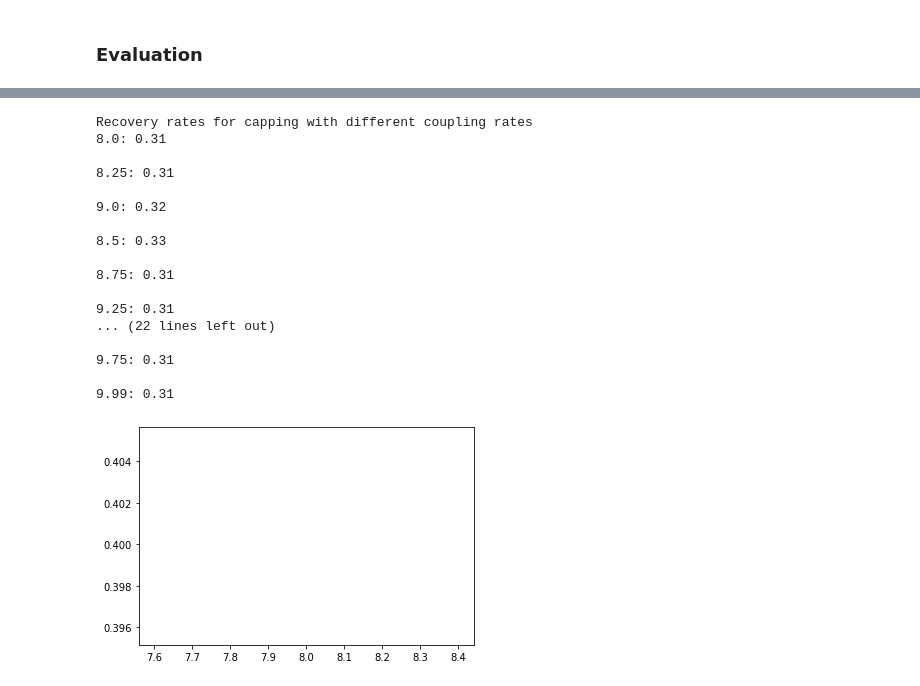
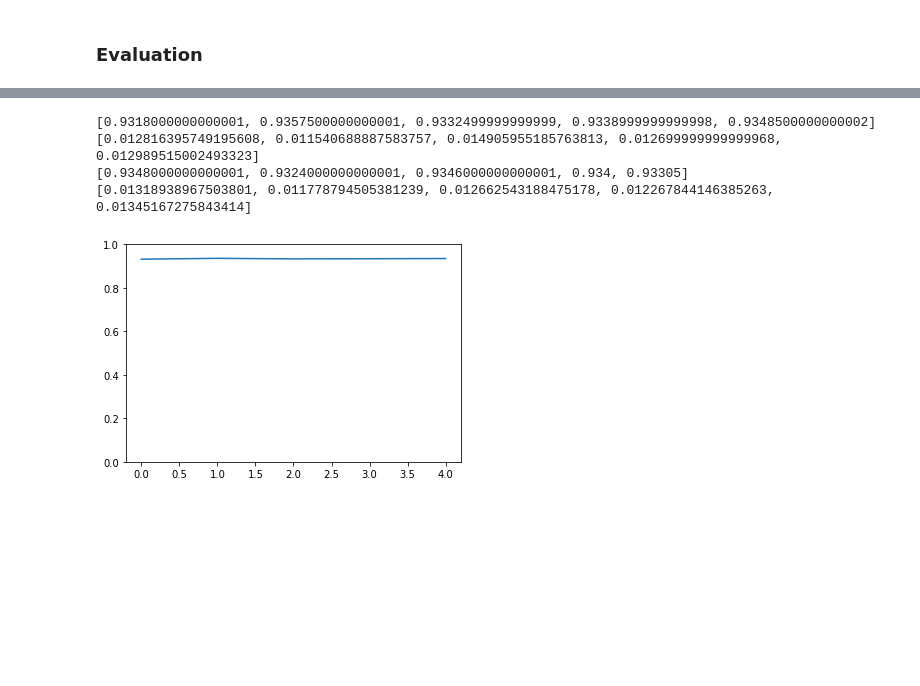
Before and after one commit to Parvfect/Incomplete_cycles, a Jupyter notebook: naive_model/testing_pbsim_alignment.ipynb, the cells around one changed output, grey strips where cells are left out. Cells and saved outputs as stored; diff of their text form; code cells hidden in the pictures; blank space fills up the shorter version.

Commit message:
Merging clusters worked really well

```diff
--- a/naive_model/testing_pbsim_alignment.ipynb
+++ b/naive_model/testing_pbsim_alignment.ipynb
@@ -340,2 +170,6 @@ max(([np.mean(i) for i in capped_recoveries[8.0]]))
+# %%
+recovery_dict = objects[0]
+# %%
+recovery_dict['candidates'] = [i for i in recovery_dict['candidates'] if len(i) > 50]
 # %% [markdown]
 ### Evaluation
@@ -342,10 +224,26 @@ max(([np.mean(i) for i in capped_recoveries[8.0]]))
+# %%
+
+capped_recoveries = {cr: [] for cr in coupling_rates_}
+for cr in tqdm(capped_original_strands.keys()):
+    for strand in tqdm(capped_original_strands[cr]):
+        best_candidate_recovery = k_best_candidates_merging(
+            strand, candidates
+        )
+        capped_recoveries[cr].append(best_candidate_recovery)
+
+no_capped_recoveries = {cr: [] for cr in coupling_rates_}
+for cr in tqdm(no_capped_original_strands.keys()):
+    for strand in tqdm(no_capped_original_strands[cr]):
+        best_candidate_recovery = k_best_candidates_merging(
+            strand, candidates
+        )
+        no_capped_recoveries[cr].append(best_candidate_recovery)
 # %%
 
-max_capped_arr = [max([np.mean(i) for i in capped_recoveries[cr]]) for cr in coupling_rates_]
+import numpy as np
 
-mean_capped_arr = [np.mean([np.mean(i) for i in capped_recoveries[cr]]) for cr in coupling_rates_]
+mean_accs_capped = [np.mean(i) for i in capped_recoveries.values()]
+sigma_accs_capped = [np.std(i) for i in capped_recoveries.values()]
 
-
-max_no_capped_arr = [max([np.mean(i) for i in no_capped_recoveries[cr]]) for cr in coupling_rates_]
-
-mean_no_capped_arr = [np.mean([np.mean(i) for i in no_capped_recoveries[cr]]) for cr in coupling_rates_]
+mean_accs_no_capped = [np.mean(i) for i in no_capped_recoveries.values()]
+sigma_accs_no_capped = [np.std(i) for i in no_capped_recoveries.values()]
@@ -412,37 +250,18 @@ recovery_rates_capping_means
-# %%
-print("Recovery rates for capping with different coupling rates")
-for key, value in recovery_rates_capping_means.items():
-    print(f"{key}: {value:.2f}\n")
-
-print("\nRecovery rates for no capping with different coupling rates")
-for key, value in recovery_rates_no_capping_means.items():
-    print(f"{key}: {value:.2f}\n")
-# %% [output]
-Recovery rates for capping with different coupling rates
-8.0: 0.31
-
-8.25: 0.31
-
-9.0: 0.32
-
-8.5: 0.33
-
-8.75: 0.31
-
-9.25: 0.31
-... (22 lines left out)
-
-9.75: 0.31
-
-9.99: 0.31
+# %%
+print(mean_accs_capped)
+print(sigma_accs_capped)
+print(mean_accs_no_capped)
+print(sigma_accs_no_capped)
+# %% [output]
+[0.9318000000000001, 0.9357500000000001, 0.9332499999999999, 0.9338999999999998, 0.9348500000000002]
+[0.012816395749195608, 0.011540688887583757, 0.014905955185763813, 0.012699999999999968, 0.012989515002493323]
+[0.9348000000000001, 0.9324000000000001, 0.9346000000000001, 0.934, 0.93305]
+[0.01318938967503801, 0.011778794505381239, 0.012662543188475178, 0.012267844146385263, 0.01345167275843414]
 # %%
-
 import matplotlib.pyplot as plt
 
-coupling_rates_unique = list(set(coupling_rates))
-plt.plot(coupling_rates_unique, recovery_rates_capping_means.values())
-plt.plot(coupling_rates_unique, recovery_rates_no_capping_means.values())
-
+plt.plot(mean_accs_capped)
+plt.ylim(0,1)
 plt.show()
 # %% [output]
-[figure, old version]
+[figure, new version]
```
Also changed, not shown: parts of 22 cells of this notebook.
